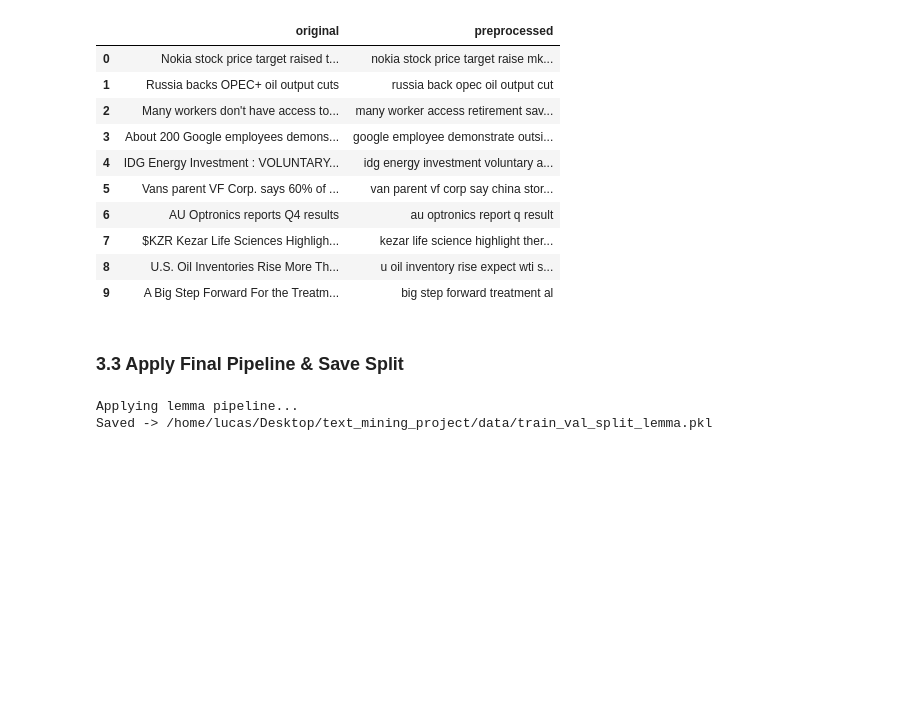
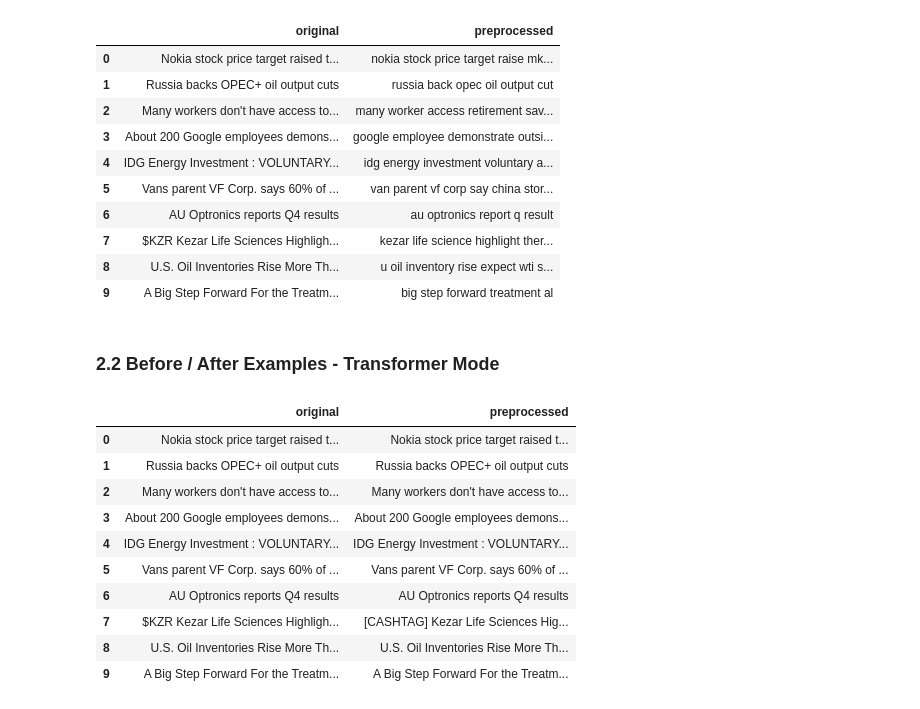
Before and after one commit to joaopavila120/text_mining_project, a Jupyter notebook: notebooks/tm_tests_xx.ipynb, the cells around one changed output. Saved outputs shown, nothing was run; the diff lists cells and outputs as text; code cells hidden in the pictures; blank space fills up the shorter version.

```diff
--- a/notebooks/tm_tests_xx.ipynb
+++ b/notebooks/tm_tests_xx.ipynb
@@ -235,9 +123,7 @@ After lemmatization:
 # %%
 examples_df = show_preprocessing_examples(
-    train_df, text_col="text", n=10, pipeline_fn=preprocess_lemma
+    train_df, text_col="text", n=10, pipeline_fn=preprocess_pipeline
 )
-
-pd.set_option("display.max_colwidth", 200) # to aid the display setting
 examples_df
 # %% [output]
 |  | original | preprocessed |
@@ -251,21 +137,23 @@ examples_df
 | 7 | $KZR Kezar Life Sciences Highligh... | kezar life science highlight ther... |
 | 8 | U.S. Oil Inventories Rise More Th... | u oil inventory rise expect wti s... |
 | 9 | A Big Step Forward For the Treatm... | big step forward treatment al |
-# %% [markdown]
-### 3.3 Apply Final Pipeline & Save Split
-# %%
-print("Applying lemma pipeline...")
-X_train_lemma = apply_preprocessing(X_train_raw)
-X_val_lemma   = apply_preprocessing(X_val_raw)
-
-import pickle
-with open(SPLIT_LEMMA_PATH, "wb") as f:
-    pickle.dump({
-        "X_train": X_train_lemma, "X_val": X_val_lemma,
-        "y_train": y_train,       "y_val": y_val,
-    }, f)
-print(f"Saved -> {SPLIT_LEMMA_PATH}")
-# %% [output]
-Applying lemma pipeline...
-Saved -> /home/lucas/Desktop/text_mining_project/data/train_val_split_lemma.pkl
+# %% [markdown]
+### 2.2 Before / After Examples - Transformer Mode
+# %%
+examples_df = show_preprocessing_examples(
+    train_df, text_col="text", n=10, pipeline_fn=preprocess_pipeline, mode = "transformer"
+)
+examples_df
+# %% [output]
+|  | original | preprocessed |
+| 0 | Nokia stock price target raised t... | Nokia stock price target raised t... |
+| 1 | Russia backs OPEC+ oil output cuts | Russia backs OPEC+ oil output cuts |
+| 2 | Many workers don't have access to... | Many workers don't have access to... |
+| 3 | About 200 Google employees demons... | About 200 Google employees demons... |
+| 4 | IDG Energy Investment : VOLUNTARY... | IDG Energy Investment : VOLUNTARY... |
+| 5 | Vans parent VF Corp. says 60% of ... | Vans parent VF Corp. says 60% of ... |
+| 6 | AU Optronics reports Q4 results | AU Optronics reports Q4 results |
+| 7 | $KZR Kezar Life Sciences Highligh... | [CASHTAG] Kezar Life Sciences Hig... |
+| 8 | U.S. Oil Inventories Rise More Th... | U.S. Oil Inventories Rise More Th... |
+| 9 | A Big Step Forward For the Treatm... | A Big Step Forward For the Treatm... |
 # %% [markdown]
```
Also changed, not shown: parts of 22 cells of this notebook, 2 other files.
